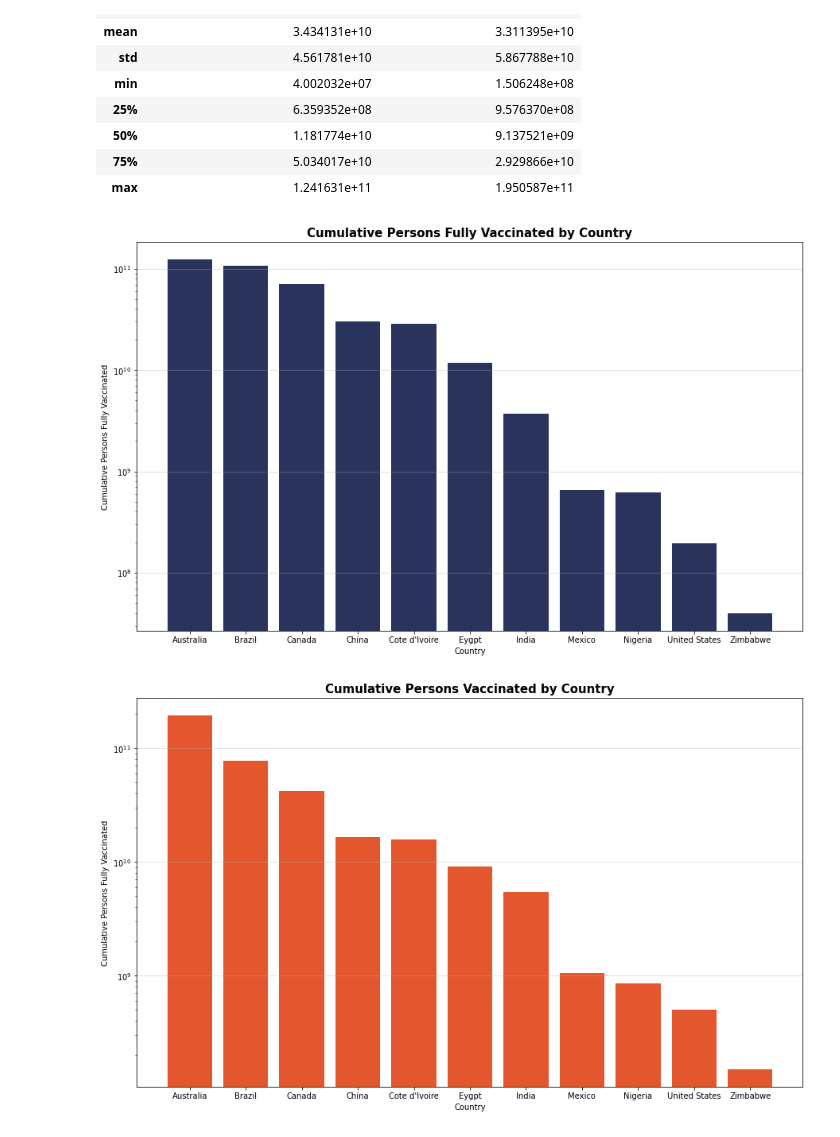
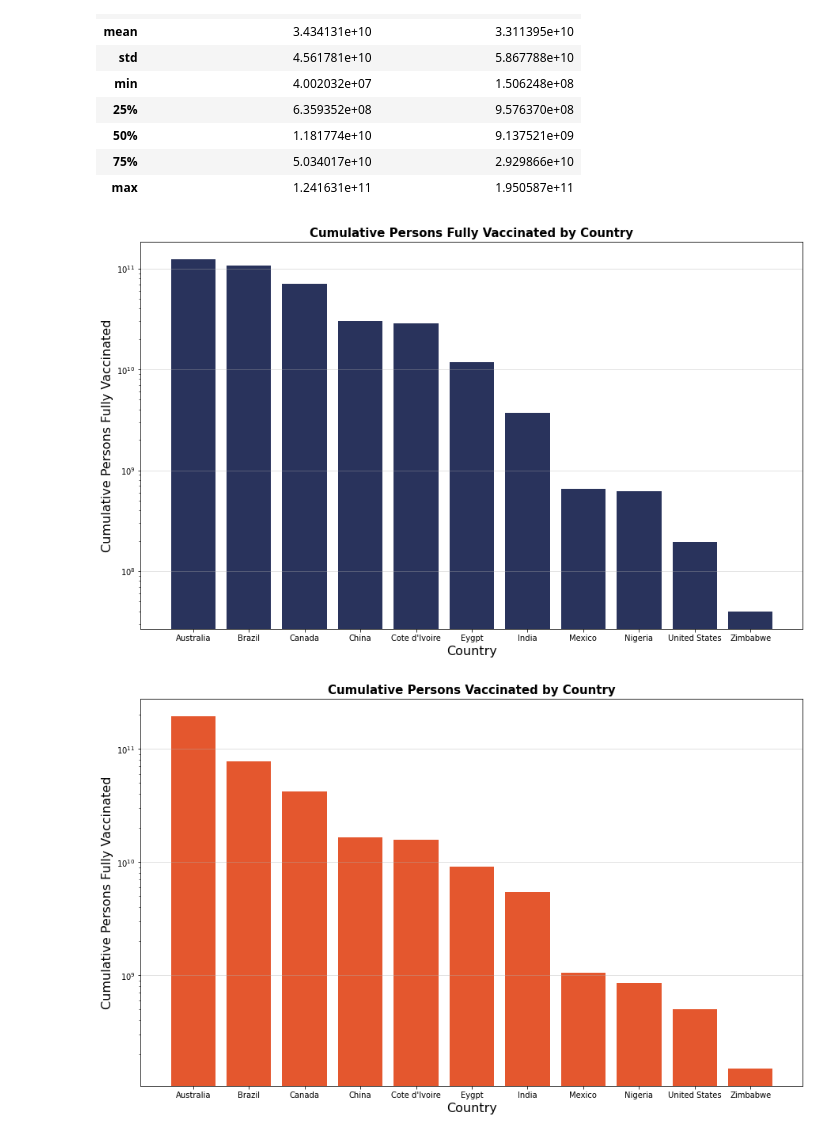
Before and after one commit to boojaado/group4-etl-project, a Jupyter notebook: Visualizations.ipynb, the cells around one changed output. Drawn from its saved outputs; the diff is of its cells as text; code cells hidden in the pictures.

```diff
--- a/Visualizations.ipynb
+++ b/Visualizations.ipynb
@@ -156,22 +156,22 @@ totalvacdf.describe()
 # %%
 plt.figure(figsize=(15,9))
 
 plt.bar(totalvacdf.Country, totalvacdf["Cumulative Persons Fully Vaccinated"].sort_values(ascending = False), color="#29335C", align="center")
 
 plt.xticks(rotation=0)
 
 plt.title("Cumulative Persons Fully Vaccinated by Country", fontsize=15, fontweight="bold")
-plt.xlabel("Country")
-plt.ylabel("Cumulative Persons Fully Vaccinated")
+plt.xlabel("Country",  fontsize=16)
+plt.ylabel("Cumulative Persons Fully Vaccinated",  fontsize=16)
 plt.yscale("log")
 
 plt.grid(axis="y", alpha = 0.45)
 
 plt.savefig("Visuals/Cumulative Persons Fully Vaccinated by Country.png")
 
 plt.show()
 # %% [output]
-[figure, old version]
+[figure, new version]
 # %%
 plt.figure(figsize=(15,9))
 
@@ -180,8 +180,8 @@ plt.bar(totalvacdf.Country, totalvacdf["Cumulative Persons Vaccinated"].sort_val
 plt.xticks(rotation=0)
 
 plt.title("Cumulative Persons Vaccinated by Country",fontsize=15, fontweight="bold")
-plt.xlabel("Country")
-plt.ylabel("Cumulative Persons Fully Vaccinated")
+plt.xlabel("Country",  fontsize=16)
+plt.ylabel("Cumulative Persons Fully Vaccinated",  fontsize=16)
 plt.yscale("log")
 
 plt.grid(axis="y", alpha = 0.45)
@@ -190,4 +190,4 @@ plt.savefig("Visuals/Cumulative Persons Vaccinated by Country.png")
 
 plt.show()
 # %% [output]
-[figure, old version]
+[figure, new version]
```
